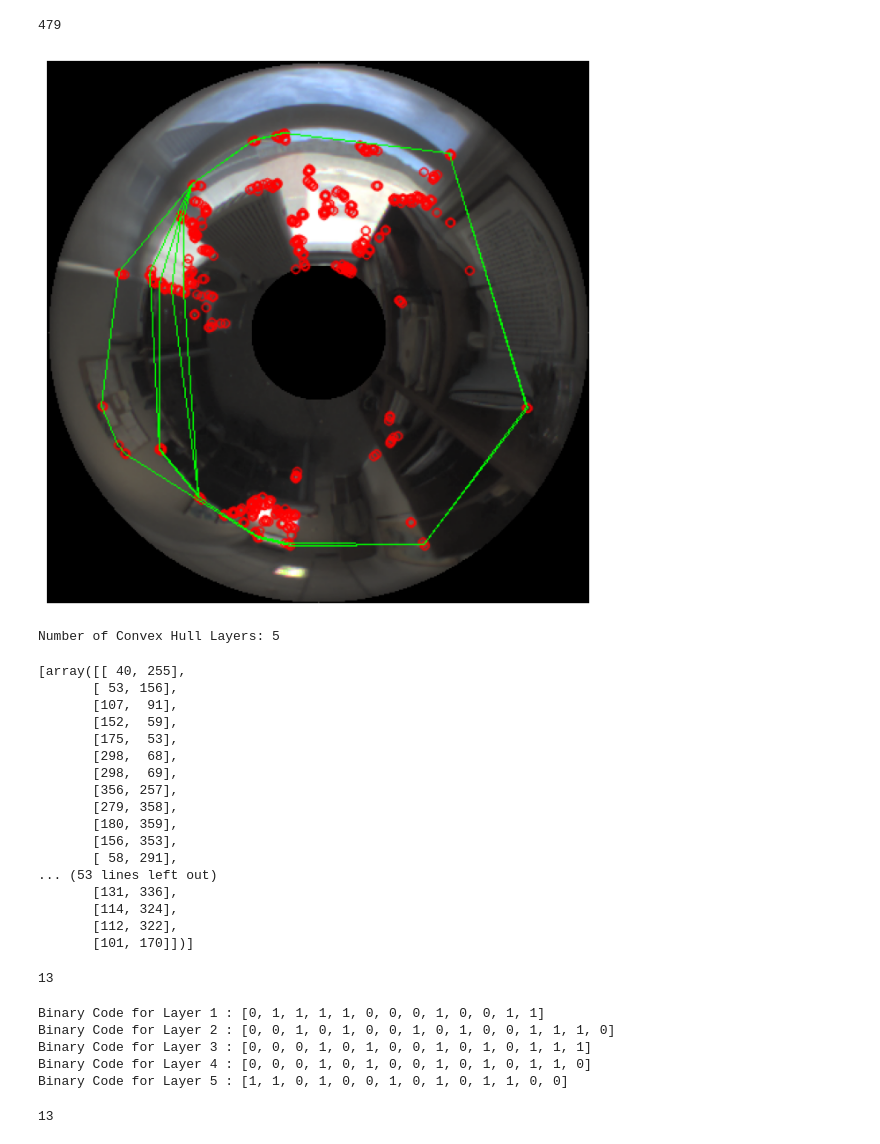
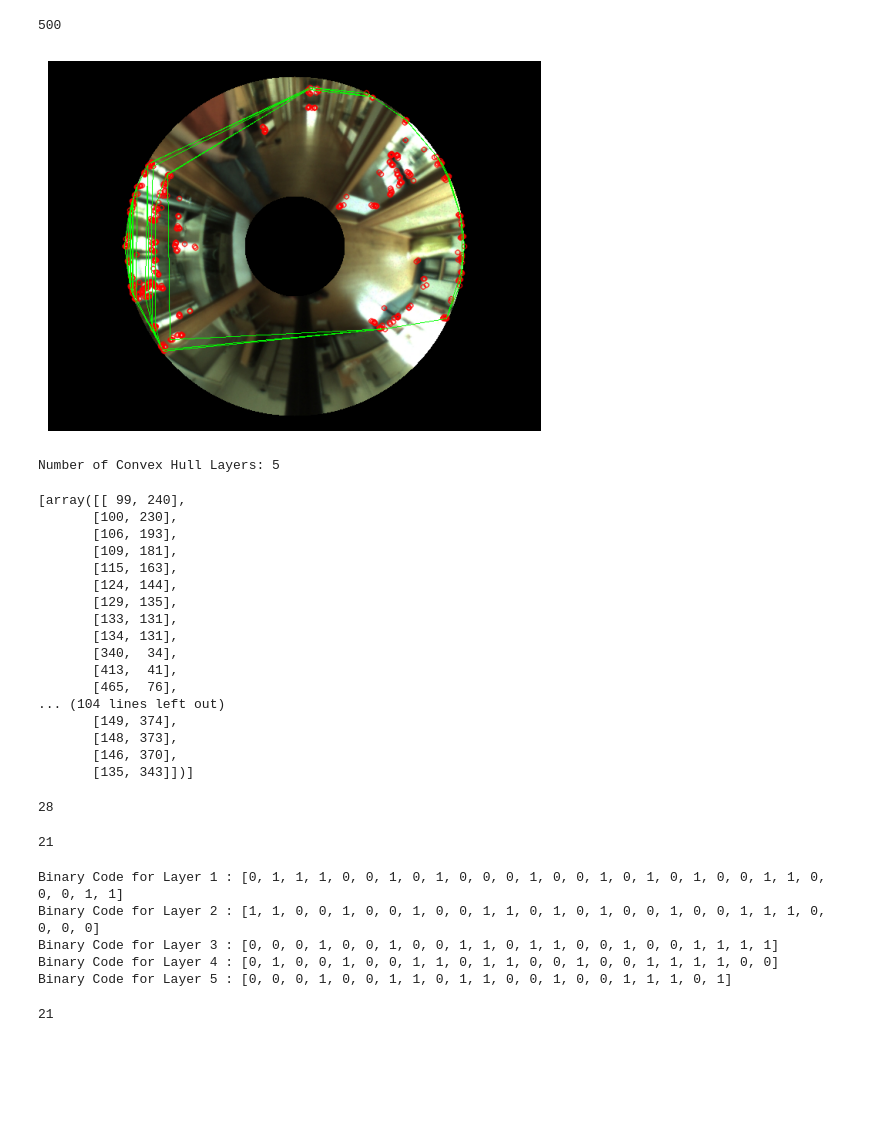
Before and after one commit to riswanmrichu/computer-vision-hands-on, a Jupyter notebook: Problem/Final.ipynb, the cells around one changed output. Drawn from its saved outputs; the diff is of its cells as text; code cells hidden in the pictures; blank space fills up the shorter version.

```diff
--- a/Problem/Final.ipynb
+++ b/Problem/Final.ipynb
@@ -4,13 +4,13 @@ import numpy as np
 import matplotlib.pyplot as plt
 # %%
 # Load the image
-omni_image = cv2.imread("C:/Users/govin/Downloads/Omnidirectional_Training/Office_A/resized_Despacho_LM_X_120_Y_480.bmp")
+omni_image = cv2.imread("C:/Users/govin/Documents/CV/t1152873160.272330_x4.236210_y-0.471386_a3.041985.jpeg")
 # %%
 # Define the ROI parameters
-original_size =402
-original_size2=402
-outer_mask_radius = 200
-inner_mask_radius = 50
+original_size =480
+original_size2=640
+outer_mask_radius = 220
+inner_mask_radius = 65
 center_x = original_size // 2
 center_y = original_size2 // 2
 
@@ -48,7 +48,7 @@ img_kp = cv2.drawKeypoints(roi_image, keypoints, None, flags=cv2.DRAW_MATCHES_FL
 # %%
 len(keypoints)
 # %% [output]
-479
+500
 # %%
 # Convert keypoints to points
 points = np.array([kp.pt for kp in keypoints], dtype=np.float32)
@@ -94,73 +94,76 @@ convex_hull_layers = []  # Store the convex hull layers
 for layer in range(num_layers):
     # Find the convex hull of the remaining points
     convex_hull_points = convex_hull(remaining_points)
 
     # Break the loop if no more convex hulls can be found
     if len(convex_hull_points) < 3:
         break
 
     # Convert the convex hull points to an array
     convex_hull_points = np.array(convex_hull_points, dtype=np.int32)
 
     # Draw the convex hull on the image
     cv2.polylines(img_kp, [convex_hull_points], isClosed=True, color=(0, 255, 0), thickness=1)
 
     # Remove the points inside the convex hull from the remaining points
     remaining_points = [point for point in remaining_points if point not in convex_hull_points]
 
     # Remove 50 points from the remaining points
-    remaining_points = remaining_points[10:]
+    remaining_points = remaining_points[30:]
 
     # Add the convex hull points to the convex hull layers
     convex_hull_layers.append(convex_hull_points)
 
 # Display the image with keypoints and multiple layers of convex hulls with increased size
-fig = plt.figure(figsize=(8, 8))
+
 plt.imshow(cv2.cvtColor(img_kp, cv2.COLOR_BGR2RGB))
 plt.axis('off')
 plt.show()
 
 # Print the number of convex hull layers found
 print("Number of Convex Hull Layers:", len(convex_hull_layers))
 # %% [output]
-[figure, old version]
+[figure, new version]
 Number of Convex Hull Layers: 5
 # %%
 print(convex_hull_layers)
 
-len(convex_hull_layers[0])
+len(convex_hull_layers[1])
 # %% [output]
-[array([[ 40, 255],
-       [ 53, 156],
-       [107,  91],
-       [152,  59],
-       [175,  53],
-       [298,  68],
-       [298,  69],
-       [356, 257],
-       [279, 358],
-       [180, 359],
-       [156, 353],
-       [ 58, 291],
-... (53 lines left out)
-       [131, 336],
-       [114, 324],
-       [112, 322],
-       [101, 170]])]
+[array([[ 99, 240],
+       [100, 230],
+       [106, 193],
+       [109, 181],
+       [115, 163],
+       [124, 144],
+       [129, 135],
+       [133, 131],
+       [134, 131],
+       [340,  34],
+       [413,  41],
+       [465,  76],
+... (104 lines left out)
+       [149, 374],
+       [148, 373],
+       [146, 370],
+       [135, 343]])]
-13
+28
+# %%
+len(convex_hull_layers[4])
+# %% [output]
+21
 # %%
 
 def hull_census_transform(descriptors, convex_hull):
     binary_code = []
-
     num_points = len(convex_hull)
 
     for i in range(num_points):
         current_point = convex_hull[i]
         next_point = convex_hull[(i + 1) % num_points]  # Wrap around to the first point for the last one
 
-        current_idx = current_point[0]
-        next_idx = next_point[0]
+        current_idx = current_point[0] % len(descriptors)
+        next_idx = next_point[0] % len(descriptors)
 
         current_desc = descriptors[current_idx]
         next_desc = descriptors[next_idx]
@@ -171,7 +174,6 @@ def hull_census_transform(descriptors, convex_hull):
             binary_code.append(0)
 
     return binary_code
-
 
 
 # Initialize an empty list to store the binary codes
@@ -190,12 +192,12 @@ for layer in convex_hull_layers:
 for i, binary_code in enumerate(binary_codes):
     print("Binary Code for Layer", i + 1, ":", binary_code)
 # %% [output]
-Binary Code for Layer 1 : [0, 1, 1, 1, 1, 0, 0, 0, 1, 0, 0, 1, 1]
-Binary Code for Layer 2 : [0, 0, 1, 0, 1, 0, 0, 1, 0, 1, 0, 0, 1, 1, 1, 0]
-Binary Code for Layer 3 : [0, 0, 0, 1, 0, 1, 0, 0, 1, 0, 1, 0, 1, 1, 1]
-Binary Code for Layer 4 : [0, 0, 0, 1, 0, 1, 0, 0, 1, 0, 1, 0, 1, 1, 0]
-Binary Code for Layer 5 : [1, 1, 0, 1, 0, 0, 1, 0, 1, 0, 1, 1, 0, 0]
+Binary Code for Layer 1 : [0, 1, 1, 1, 0, 0, 1, 0, 1, 0, 0, 0, 1, 0, 0, 1, 0, 1, 0, 1, 0, 0, 1, 1, 0, 0, 0, 1, 1]
+Binary Code for Layer 2 : [1, 1, 0, 0, 1, 0, 0, 1, 0, 0, 1, 1, 0, 1, 0, 1, 0, 0, 1, 0, 0, 1, 1, 1, 0, 0, 0, 0]
+Binary Code for Layer 3 : [0, 0, 0, 1, 0, 0, 1, 0, 0, 1, 1, 0, 1, 1, 0, 0, 1, 0, 0, 1, 1, 1, 1]
+Binary Code for Layer 4 : [0, 1, 0, 0, 1, 0, 0, 1, 1, 0, 1, 1, 0, 0, 1, 0, 0, 1, 1, 1, 1, 0, 0]
+Binary Code for Layer 5 : [0, 0, 0, 1, 0, 0, 1, 1, 0, 1, 1, 0, 0, 1, 0, 0, 1, 1, 1, 0, 1]
 # %%
-len(binary_codes[0])
+len(binary_codes[4])
 # %% [output]
-13
+21
```
Also changed, not shown: parts of 8 cells of this notebook.
